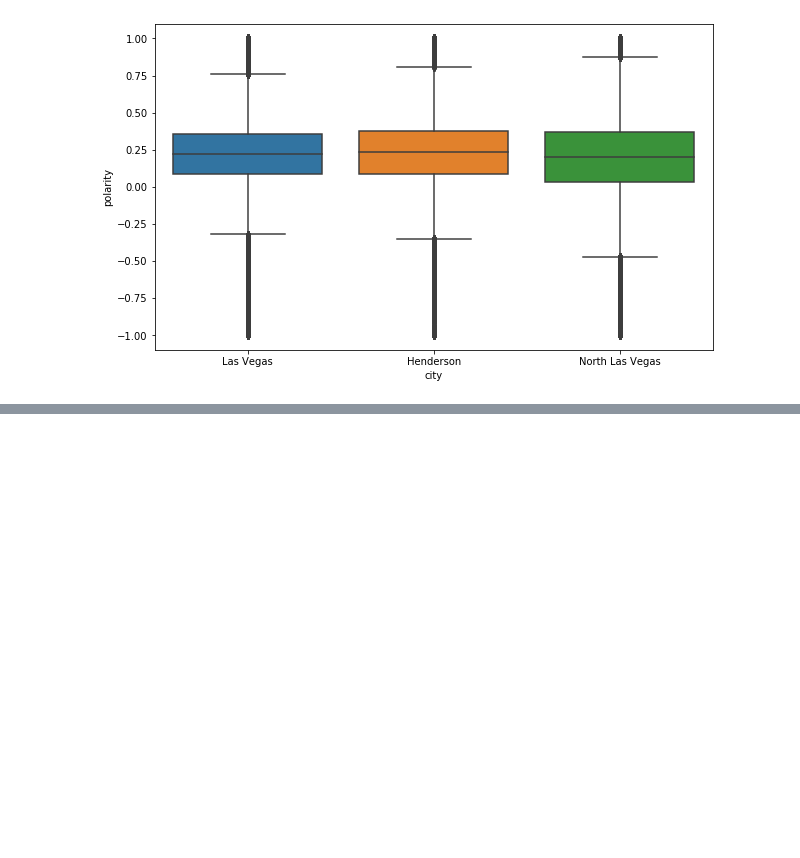
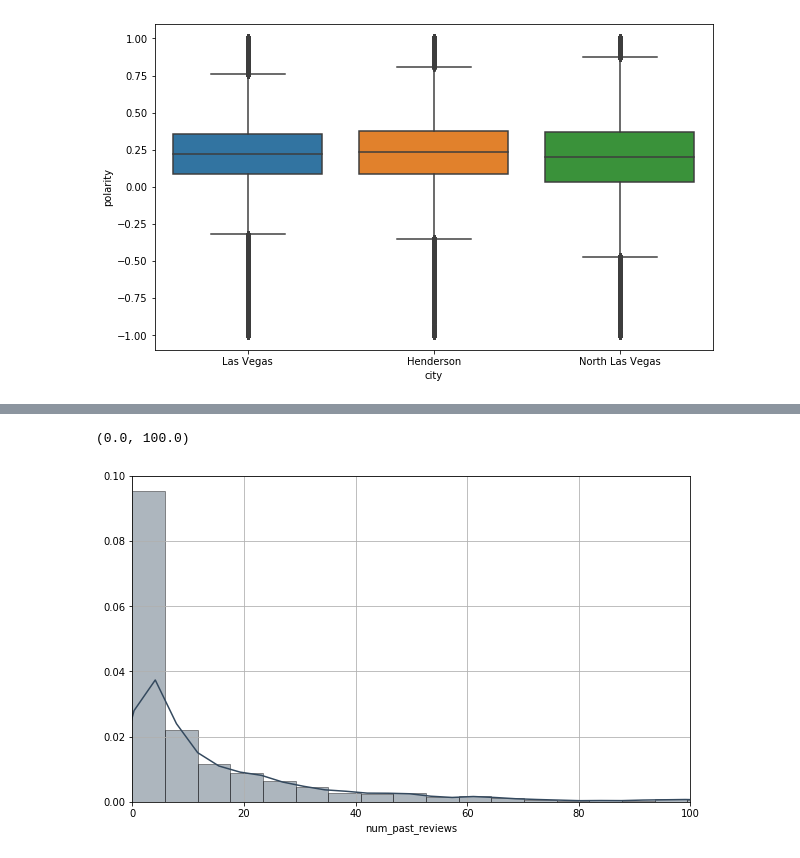
Before and after one commit to RishabPanyam96/Las_Vegas_Food_Inspection, a Jupyter notebook: code/Vizual.ipynb, the cells around one changed output, grey strips where cells are left out. Drawn from its saved outputs; the diff is of its cells as text; code cells hidden in the pictures; blank space fills up the shorter version.

```diff
--- a/code/Vizual.ipynb
+++ b/code/Vizual.ipynb
@@ -557,6 +557,7 @@ plt.grid()
 #### This shows that for most reviews in the dataset the sentiment is centered around 0.1 to 0.4 which is fairlly positive
 # %%
 def get_past_reviews(serial_number, window=90):
+    inspection.inspection_date = pd.to_datetime(inspection.inspection_date)
     upper_date = inspection[inspection.serial_number==serial_number].inspection_date
     upper_date = upper_date.iloc[0]
     lower_date = upper_date - pd.to_timedelta(window, unit='d')
@@ -698,0 +712,14 @@ plt.show()
+# %%
+sample = inspection.sample(5000).reset_index(drop=True)
+sample['num_past_reviews'] = np.NaN
+# %%
+for serial in sample.serial_number:
+  sample.loc[sample.serial_number == serial, 'num_past_reviews'] = get_past_reviews(serial_number=serial, window=150).shape[0]
+# %%
+plt.figure(figsize=(10,6))
+sns.distplot(sample.num_past_reviews,bins=80, color="#34495e", hist_kws=dict(edgecolor="k", linewidth=1))
+plt.grid()
+plt.xlim([0,100])
+# %% [output]
+(0.0, 100.0)
+[figure, added]
```
Also changed, not shown: parts of 5 cells of this notebook.
